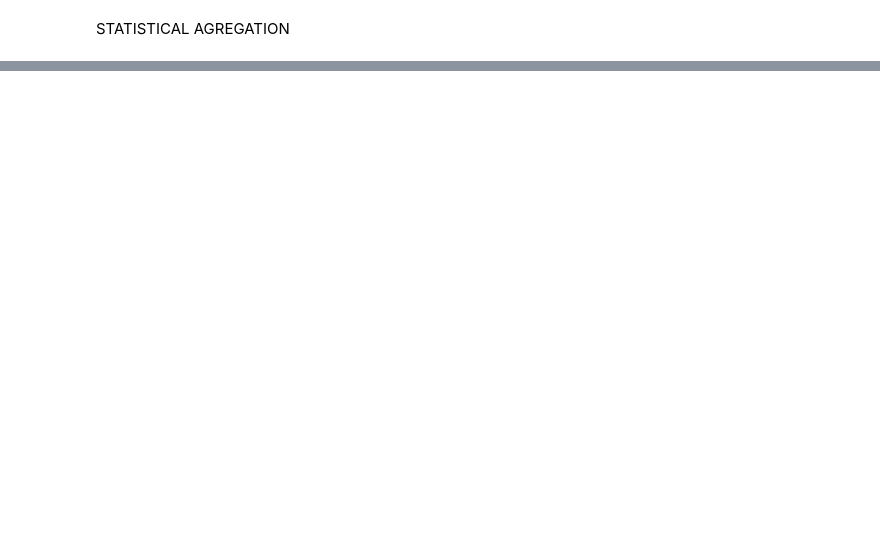
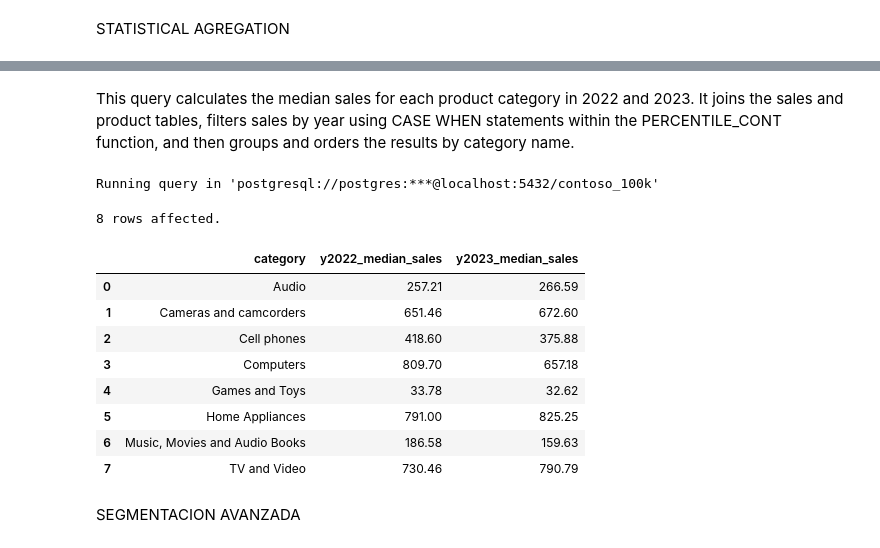
Before and after one commit to Angieadrianacaiza/Angieadrianacaiza, a Jupyter notebook: course_SQL_Notebook.ipynb, the cells around one changed output, grey strips where cells are left out. Drawn from its saved outputs; the diff is of its cells as text; code cells hidden in the pictures; blank space fills up the shorter version.

```diff
--- a/course_SQL_Notebook.ipynb
+++ b/course_SQL_Notebook.ipynb
@@ -1009,0 +1078,32 @@ STATISTICAL AGREGATION
+# %% [markdown]
+This query calculates the median sales for each product category in 2022 and 2023. It joins the sales and product tables, filters sales by year using CASE WHEN statements within the PERCENTILE_CONT function, and then groups and orders the results by category name.
+# %%
+%%sql
+
+SELECT
+   p.categoryname AS category,
+   PERCENTILE_CONT(.50) WITHIN GROUP (ORDER BY (CASE
+   WHEN s.orderdate BETWEEN '2022-01-01' AND '2022-12-31' THEN  (s.quantity * s.netprice * s.exchangerate) END)) AS y2022_median_sales,
+   PERCENTILE_CONT(.50) WITHIN GROUP (ORDER BY (CASE
+   WHEN s.orderdate BETWEEN '2023-01-01' AND '2023-12-31' THEN  (s.quantity * s.netprice * s.exchangerate) END)) AS y2023_median_sales
+FROM
+    sales s
+    LEFT JOIN product p ON s.productkey = p.productkey
+GROUP BY
+   p.categoryname
+ORDER BY
+    p.categoryname
+# %% [output]
+Running query in 'postgresql://postgres:***@localhost:5432/contoso_100k'
+8 rows affected.
+|  | category | y2022_median_sales | y2023_median_sales |
+| 0 | Audio | 257.21 | 266.59 |
+| 1 | Cameras and camcorders | 651.46 | 672.60 |
+| 2 | Cell phones | 418.60 | 375.88 |
+| 3 | Computers | 809.70 | 657.18 |
+| 4 | Games and Toys | 33.78 | 32.62 |
+| 5 | Home Appliances | 791.00 | 825.25 |
+| 6 | Music, Movies and Audio Books | 186.58 | 159.63 |
+| 7 | TV and Video | 730.46 | 790.79 |
+# %% [markdown]
+SEGMENTACION AVANZADA
```
Also changed, not shown: parts of 19 cells of this notebook.
